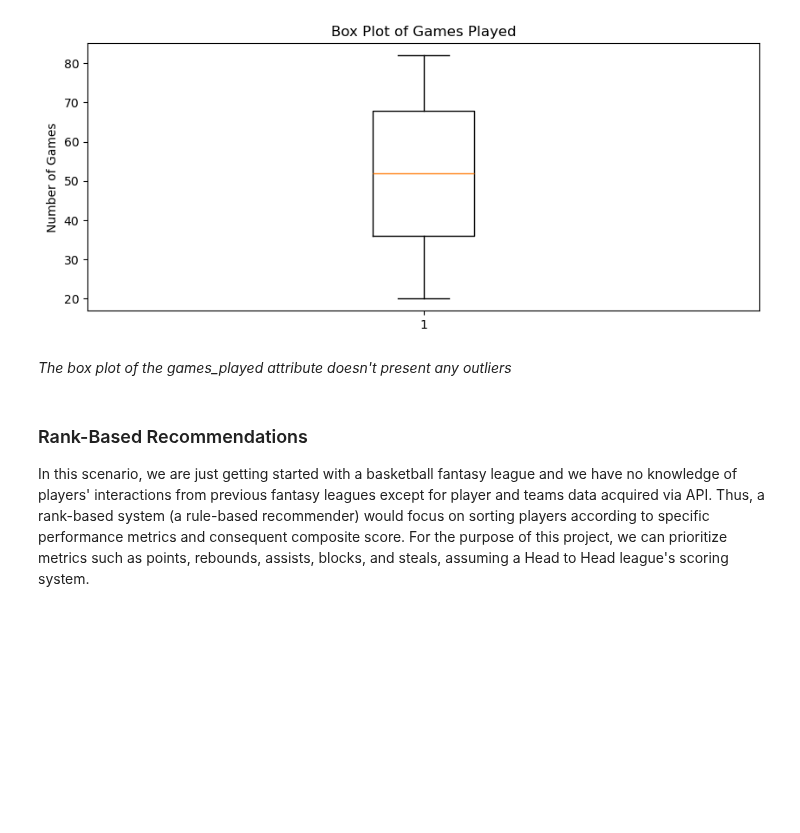
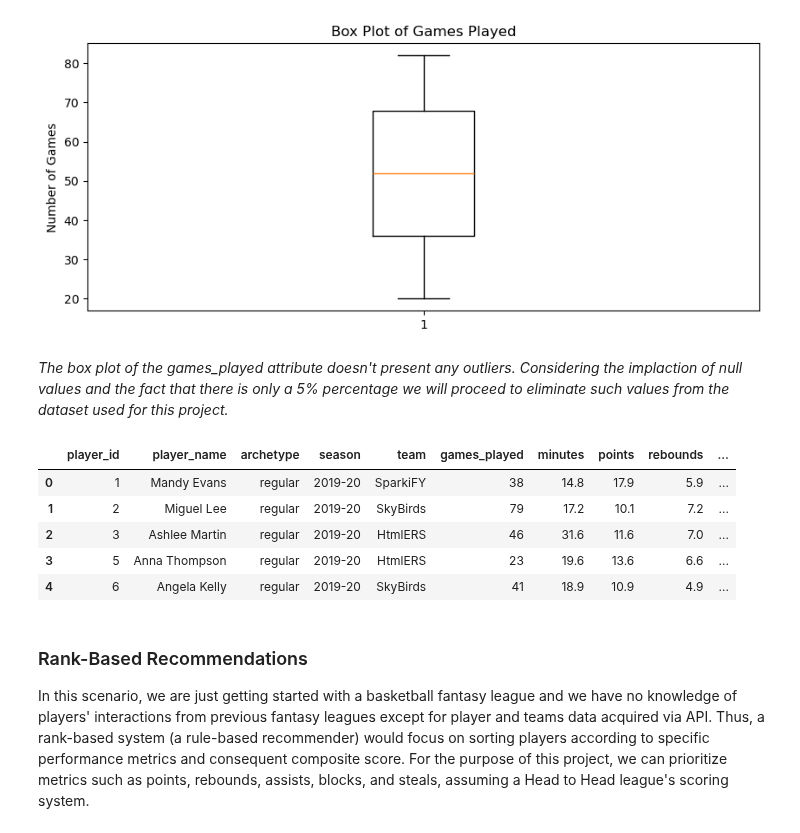
Before and after one commit to mrme77/Fantasy-League-Recommender, a Jupyter notebook: DataAnalysis.ipynb, the cells around one changed output. Drawn from its saved outputs; the diff is of its cells as text; code cells hidden in the pictures; blank space fills up the shorter version.

```diff
--- a/DataAnalysis.ipynb
+++ b/DataAnalysis.ipynb
@@ -180,12 +180,20 @@ plt.show();
 # %% [output]
 [figure]
 # %% [markdown]
-<p><i> The box plot of the games_played attribute doesn't present any outliers </i></p>
+<p><i> The box plot of the games_played attribute doesn't present any outliers. Considering the implaction of null values and the fact that there is only a 5% percentage we will proceed to eliminate such values from the dataset used for this project. </i></p>
 # %%
 df = df.dropna(subset=[
         'points', 'rebounds', 'assists', 'steals', 'blocks',
         'fg_pct', 'fg3_pct', 'ft_pct'
-    ])
+    ]).reset_index(drop=True)
+df.head()
+# %% [output]
+|  | player_id | player_name | archetype | season | team | games_played | minutes | points | rebounds | ... |
+| 0 | 1 | Mandy Evans | regular | 2019-20 | SparkiFY | 38 | 14.8 | 17.9 | 5.9 | ... |
+| 1 | 2 | Miguel Lee | regular | 2019-20 | SkyBirds | 79 | 17.2 | 10.1 | 7.2 | ... |
+| 2 | 3 | Ashlee Martin | regular | 2019-20 | HtmlERS | 46 | 31.6 | 11.6 | 7.0 | ... |
+| 3 | 5 | Anna Thompson | regular | 2019-20 | HtmlERS | 23 | 19.6 | 13.6 | 6.6 | ... |
+| 4 | 6 | Angela Kelly | regular | 2019-20 | SkyBirds | 41 | 18.9 | 10.9 | 4.9 | ... |
 # %% [markdown]
 ### Rank-Based Recommendations
 
```
Also changed, not shown: parts of 21 cells of this notebook, 1 other file.
